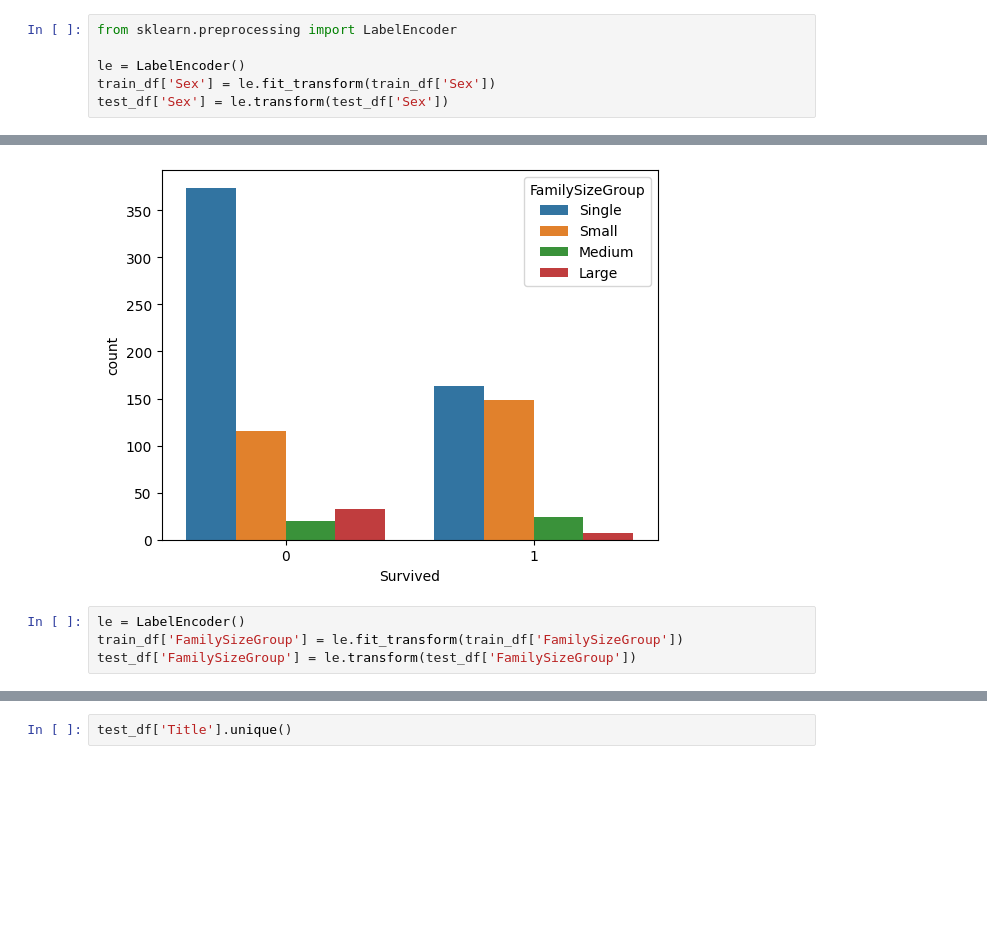
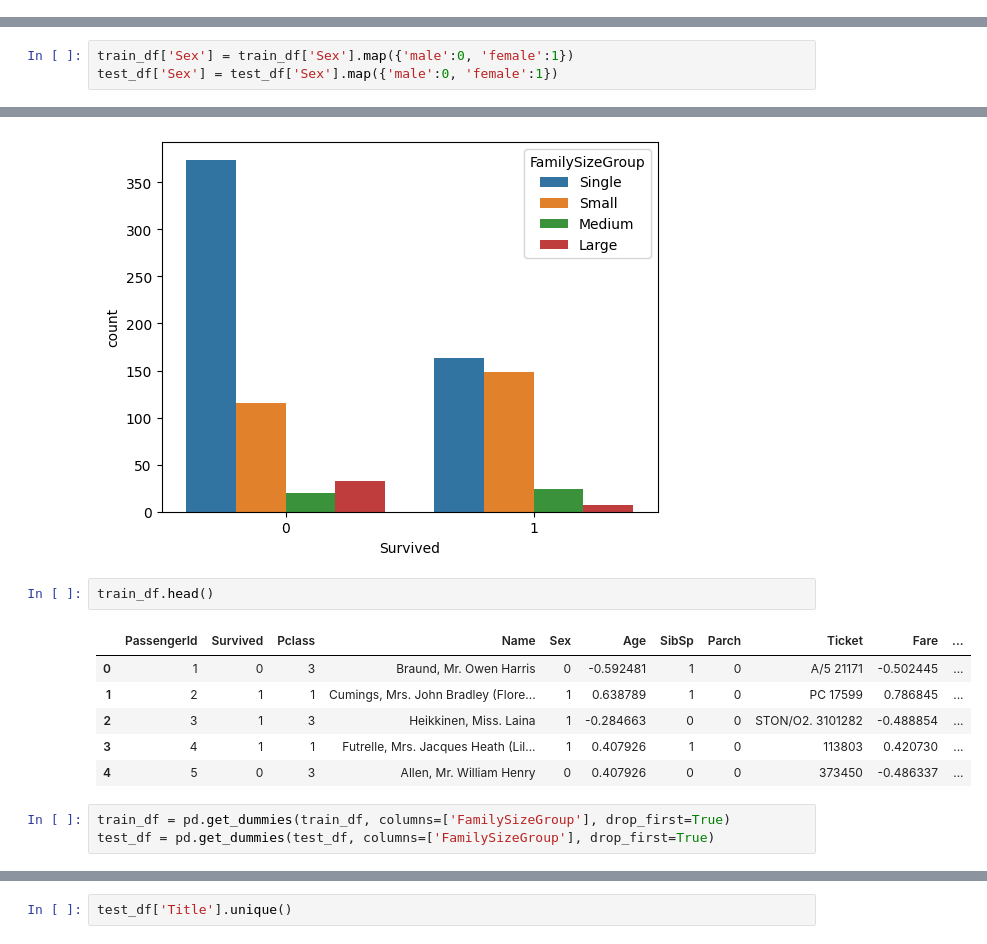
Before and after one commit to Nobodybob1/Titanic, a Jupyter notebook: titanic.ipynb, the cells around one changed output, grey strips where cells are left out. Saved outputs shown, nothing was run; the diff lists cells and outputs as text; blank space fills up the shorter version.

```diff
--- a/titanic.ipynb
+++ b/titanic.ipynb
@@ -322,9 +322,3 @@ Index(['PassengerId', 'Survived', 'Pclass', 'Name', 'Sex', 'Age', 'SibSp',
        'Parch', 'Ticket', 'Fare', 'Cabin', 'Embarked', 'FamilySize', 'Title',
        'AgeGroup', 'FareGroup', 'FamilySizeGroup', 'TicketNumber'],
       dtype='object')
-# %%
-from sklearn.preprocessing import LabelEncoder
-
-le = LabelEncoder()
-train_df['Sex'] = le.fit_transform(train_df['Sex'])
-test_df['Sex'] = le.transform(test_df['Sex'])
@@ -331,3 +334,6 @@ test_df['Sex'] = le.transform(test_df['Sex'])
+# %%
+train_df['Sex'] = train_df['Sex'].map({'male':0, 'female':1})
+test_df['Sex'] = test_df['Sex'].map({'male':0, 'female':1})
 # %%
 from sklearn.preprocessing import StandardScaler
 
@@ -351,7 +356,15 @@ sns.countplot(x='Survived', hue='FamilySizeGroup',data=train_df)
 # %% [output]
 <Axes: xlabel='Survived', ylabel='count'>
 [figure]
-# %%
-le = LabelEncoder()
-train_df['FamilySizeGroup'] = le.fit_transform(train_df['FamilySizeGroup'])
-test_df['FamilySizeGroup'] = le.transform(test_df['FamilySizeGroup'])
+# %%
+train_df.head()
+# %% [output]
+|  | PassengerId | Survived | Pclass | Name | Sex | Age | SibSp | Parch | Ticket | Fare | ... |
+| 0 | 1 | 0 | 3 | Braund, Mr. Owen Harris | 0 | -0.592481 | 1 | 0 | A/5 21171 | -0.502445 | ... |
+| 1 | 2 | 1 | 1 | Cumings, Mrs. John Bradley (Flore... | 1 | 0.638789 | 1 | 0 | PC 17599 | 0.786845 | ... |
+| 2 | 3 | 1 | 3 | Heikkinen, Miss. Laina | 1 | -0.284663 | 0 | 0 | STON/O2. 3101282 | -0.488854 | ... |
+| 3 | 4 | 1 | 1 | Futrelle, Mrs. Jacques Heath (Lil... | 1 | 0.407926 | 1 | 0 | 113803 | 0.420730 | ... |
+| 4 | 5 | 0 | 3 | Allen, Mr. William Henry | 0 | 0.407926 | 0 | 0 | 373450 | -0.486337 | ... |
+# %%
+train_df = pd.get_dummies(train_df, columns=['FamilySizeGroup'], drop_first=True)
+test_df = pd.get_dummies(test_df, columns=['FamilySizeGroup'], drop_first=True)
```
Also changed, not shown: parts of 33 cells of this notebook.
